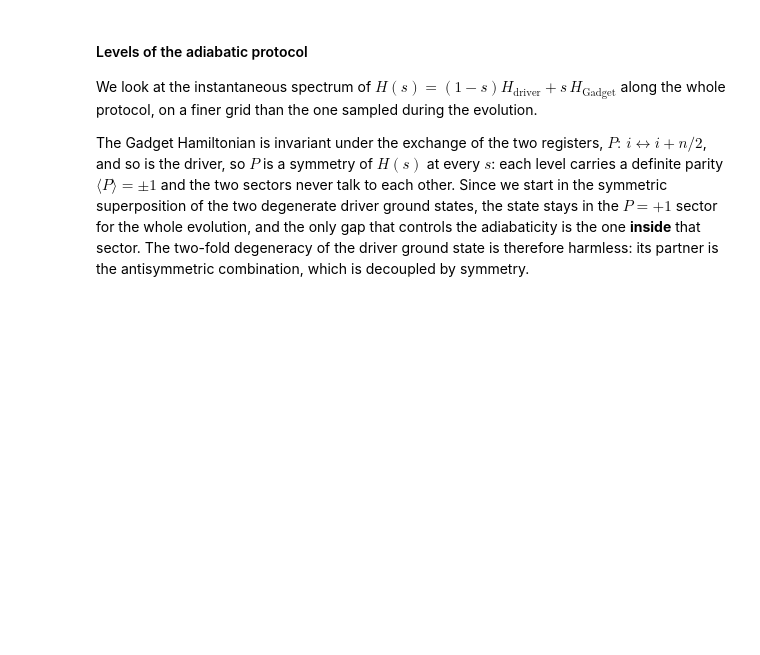
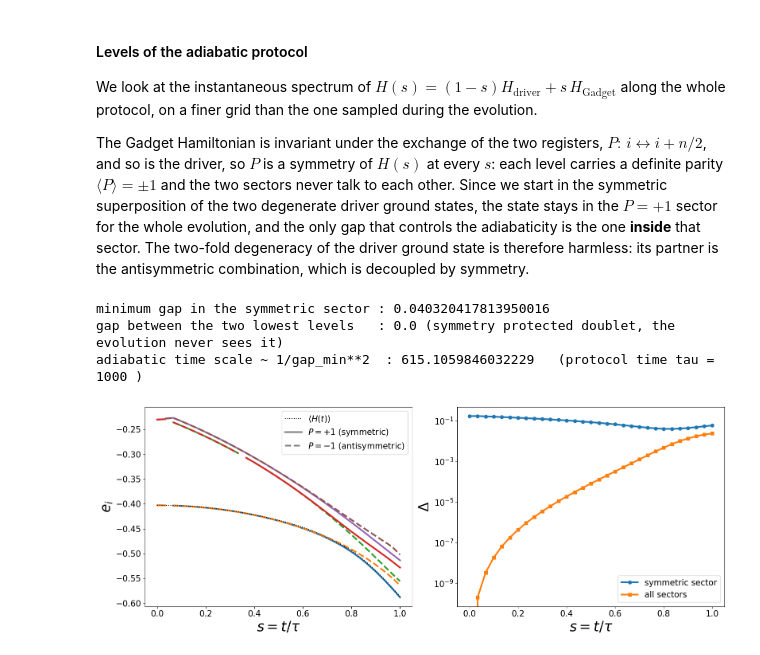
Before and after one commit to emacosta95/Gadget4NSMForQuantumSimulators, a Jupyter notebook: GadgetO20.ipynb, the cells around one changed output. Cells and saved outputs as stored; diff of their text form; code cells hidden in the pictures; blank space fills up the shorter version.

```diff
--- a/GadgetO20.ipynb
+++ b/GadgetO20.ipynb
@@ -1340,9 +1354,7 @@ import scipy.linalg
 basis_lookup = {tuple(b): r for r, b in enumerate(basis)}
 swap_idx = np.array(
     [
-        basis_lookup[
-            tuple(np.concatenate([b[n_qubits // 2 :], b[: n_qubits // 2]]))
-        ]
+        basis_lookup[tuple(np.concatenate([b[n_qubits // 2 :], b[: n_qubits // 2]]))]
         for b in basis
     ]
 )
@@ -1393,7 +1405,9 @@ gap_symmetric = np.zeros(len(s_grid))
 for a in range(len(s_grid)):
     symmetric_levels = levels[a][parities[a] > 0]
     gap_symmetric[a] = (
-        symmetric_levels[1] - symmetric_levels[0] if len(symmetric_levels) > 1 else np.nan
+        symmetric_levels[1] - symmetric_levels[0]
+        if len(symmetric_levels) > 1
+        else np.nan
     )
 
 print("minimum gap in the symmetric sector :", np.nanmin(gap_symmetric))
@@ -1421,31 +1435,38 @@ for k in range(n_levels_spectrum):
         color=f"C{k}",
     )
     axes[0].plot(
         s_grid,
         np.where(~symmetric_mask, levels[:, k], np.nan),
         linewidth=3,
         linestyle="--",
         color=f"C{k}",
     )
-axes[0].plot(time / tau, energy, color="black", linestyle=":", label=r"$\langle H(t)\rangle$")
+axes[0].plot(
+    time / tau, energy, color="black", linestyle=":", label=r"$\langle H(t)\rangle$"
+)
 axes[0].plot([], [], color="gray", linewidth=3, label=r"$P=+1$ (symmetric)")
 axes[0].plot(
     [], [], color="gray", linewidth=3, linestyle="--", label=r"$P=-1$ (antisymmetric)"
 )
 axes[0].set_xlabel(r"$s=t/\tau$", fontsize=25)
 axes[0].set_ylabel(r"$e_i$", fontsize=25)
 axes[0].tick_params(labelsize=15)
 axes[0].legend(fontsize=15)
 
 axes[1].plot(s_grid, gap_symmetric, linewidth=3, marker="o", label="symmetric sector")
 axes[1].plot(
     s_grid, levels[:, 1] - levels[:, 0], linewidth=3, marker="s", label="all sectors"
 )
 axes[1].set_xlabel(r"$s=t/\tau$", fontsize=25)
 axes[1].set_ylabel(r"$\Delta$", fontsize=25)
 axes[1].set_yscale("log")
 axes[1].tick_params(labelsize=15)
 axes[1].legend(fontsize=15)
 
 plt.tight_layout()
 plt.show()
+# %% [output]
+minimum gap in the symmetric sector : 0.040320417813950016
+gap between the two lowest levels   : 0.0 (symmetry protected doublet, the evolution never sees it)
+adiabatic time scale ~ 1/gap_min**2  : 615.1059846032229   (protocol time tau = 1000 )
+[figure, added]
```
Also changed, not shown: parts of 7 cells of this notebook, 16 other files.
